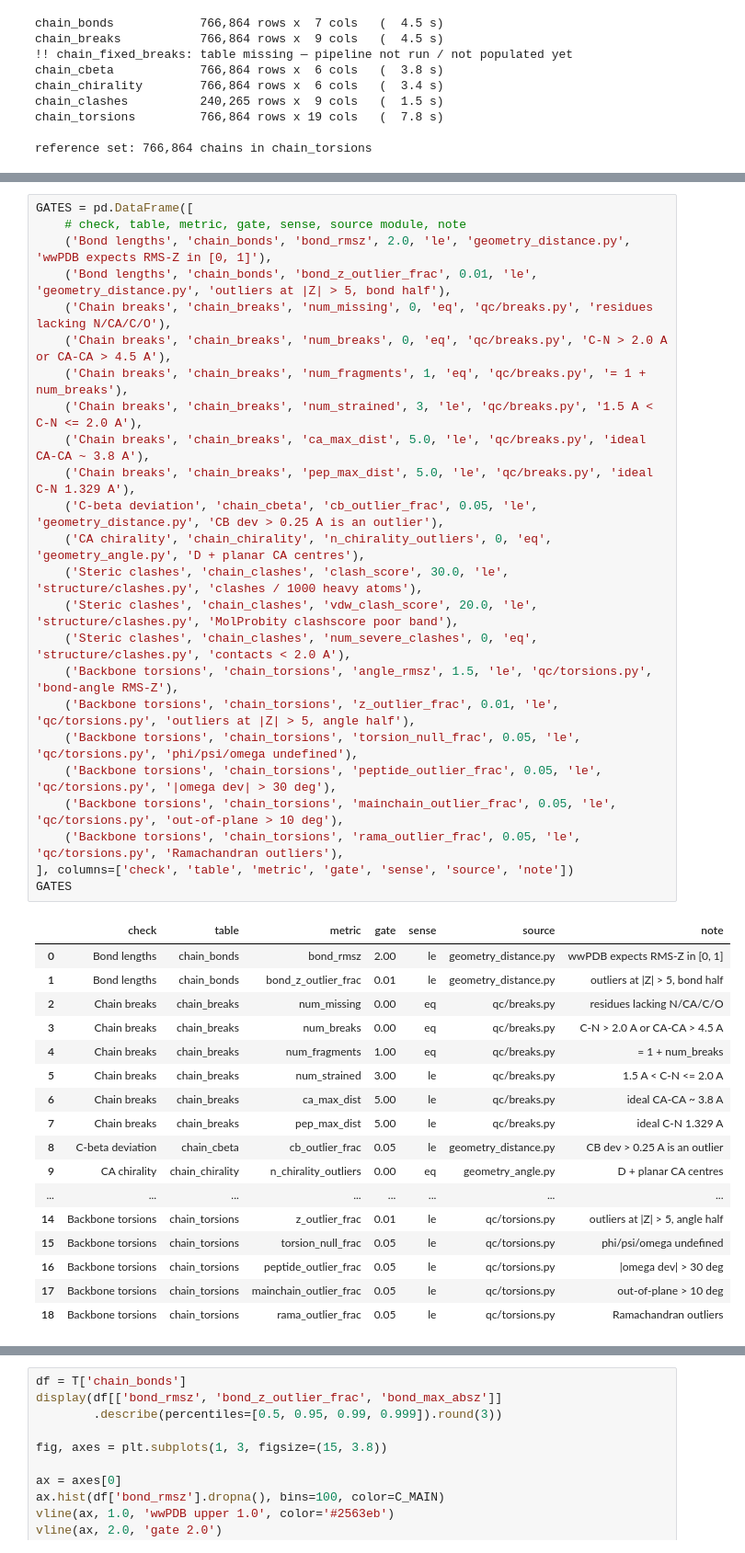
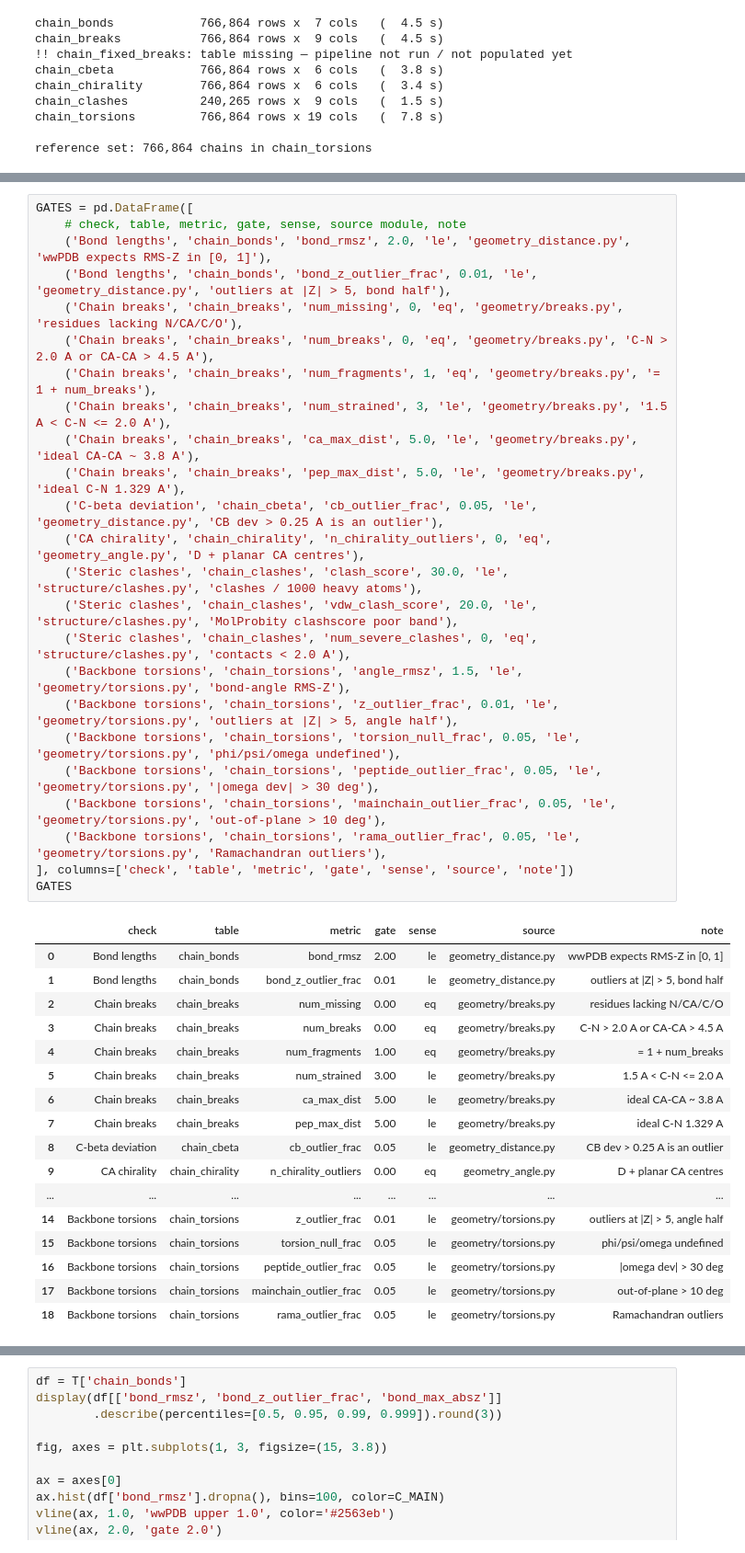
Before and after one commit to protein-design/structure_profiling, a Jupyter notebook: doc/qc.ipynb, the cells around one changed output, grey strips where cells are left out. Shown at 92% size. Cells and saved outputs as stored; diff of their text form.

```diff
--- a/doc/qc.ipynb
+++ b/doc/qc.ipynb
@@ -136,45 +136,45 @@ The table below is the single source of truth used for every gate evaluation in
 # %%
 GATES = pd.DataFrame([
     # check, table, metric, gate, sense, source module, note
     ('Bond lengths', 'chain_bonds', 'bond_rmsz', 2.0, 'le', 'geometry_distance.py', 'wwPDB expects RMS-Z in [0, 1]'),
     ('Bond lengths', 'chain_bonds', 'bond_z_outlier_frac', 0.01, 'le', 'geometry_distance.py', 'outliers at |Z| > 5, bond half'),
-    ('Chain breaks', 'chain_breaks', 'num_missing', 0, 'eq', 'qc/breaks.py', 'residues lacking N/CA/C/O'),
-    ('Chain breaks', 'chain_breaks', 'num_breaks', 0, 'eq', 'qc/breaks.py', 'C-N > 2.0 A or CA-CA > 4.5 A'),
-    ('Chain breaks', 'chain_breaks', 'num_fragments', 1, 'eq', 'qc/breaks.py', '= 1 + num_breaks'),
-    ('Chain breaks', 'chain_breaks', 'num_strained', 3, 'le', 'qc/breaks.py', '1.5 A < C-N <= 2.0 A'),
-    ('Chain breaks', 'chain_breaks', 'ca_max_dist', 5.0, 'le', 'qc/breaks.py', 'ideal CA-CA ~ 3.8 A'),
-    ('Chain breaks', 'chain_breaks', 'pep_max_dist', 5.0, 'le', 'qc/breaks.py', 'ideal C-N 1.329 A'),
+    ('Chain breaks', 'chain_breaks', 'num_missing', 0, 'eq', 'geometry/breaks.py', 'residues lacking N/CA/C/O'),
+    ('Chain breaks', 'chain_breaks', 'num_breaks', 0, 'eq', 'geometry/breaks.py', 'C-N > 2.0 A or CA-CA > 4.5 A'),
+    ('Chain breaks', 'chain_breaks', 'num_fragments', 1, 'eq', 'geometry/breaks.py', '= 1 + num_breaks'),
+    ('Chain breaks', 'chain_breaks', 'num_strained', 3, 'le', 'geometry/breaks.py', '1.5 A < C-N <= 2.0 A'),
+    ('Chain breaks', 'chain_breaks', 'ca_max_dist', 5.0, 'le', 'geometry/breaks.py', 'ideal CA-CA ~ 3.8 A'),
+    ('Chain breaks', 'chain_breaks', 'pep_max_dist', 5.0, 'le', 'geometry/breaks.py', 'ideal C-N 1.329 A'),
     ('C-beta deviation', 'chain_cbeta', 'cb_outlier_frac', 0.05, 'le', 'geometry_distance.py', 'CB dev > 0.25 A is an outlier'),
     ('CA chirality', 'chain_chirality', 'n_chirality_outliers', 0, 'eq', 'geometry_angle.py', 'D + planar CA centres'),
     ('Steric clashes', 'chain_clashes', 'clash_score', 30.0, 'le', 'structure/clashes.py', 'clashes / 1000 heavy atoms'),
     ('Steric clashes', 'chain_clashes', 'vdw_clash_score', 20.0, 'le', 'structure/clashes.py', 'MolProbity clashscore poor band'),
     ('Steric clashes', 'chain_clashes', 'num_severe_clashes', 0, 'eq', 'structure/clashes.py', 'contacts < 2.0 A'),
-    ('Backbone torsions', 'chain_torsions', 'angle_rmsz', 1.5, 'le', 'qc/torsions.py', 'bond-angle RMS-Z'),
-    ('Backbone torsions', 'chain_torsions', 'z_outlier_frac', 0.01, 'le', 'qc/torsions.py', 'outliers at |Z| > 5, angle half'),
-    ('Backbone torsions', 'chain_torsions', 'torsion_null_frac', 0.05, 'le', 'qc/torsions.py', 'phi/psi/omega undefined'),
-    ('Backbone torsions', 'chain_torsions', 'peptide_outlier_frac', 0.05, 'le', 'qc/torsions.py', '|omega dev| > 30 deg'),
-    ('Backbone torsions', 'chain_torsions', 'mainchain_outlier_frac', 0.05, 'le', 'qc/torsions.py', 'out-of-plane > 10 deg'),
-    ('Backbone torsions', 'chain_torsions', 'rama_outlier_frac', 0.05, 'le', 'qc/torsions.py', 'Ramachandran outliers'),
+    ('Backbone torsions', 'chain_torsions', 'angle_rmsz', 1.5, 'le', 'geometry/torsions.py', 'bond-angle RMS-Z'),
+    ('Backbone torsions', 'chain_torsions', 'z_outlier_frac', 0.01, 'le', 'geometry/torsions.py', 'outliers at |Z| > 5, angle half'),
+    ('Backbone torsions', 'chain_torsions', 'torsion_null_frac', 0.05, 'le', 'geometry/torsions.py', 'phi/psi/omega undefined'),
+    ('Backbone torsions', 'chain_torsions', 'peptide_outlier_frac', 0.05, 'le', 'geometry/torsions.py', '|omega dev| > 30 deg'),
+    ('Backbone torsions', 'chain_torsions', 'mainchain_outlier_frac', 0.05, 'le', 'geometry/torsions.py', 'out-of-plane > 10 deg'),
+    ('Backbone torsions', 'chain_torsions', 'rama_outlier_frac', 0.05, 'le', 'geometry/torsions.py', 'Ramachandran outliers'),
 ], columns=['check', 'table', 'metric', 'gate', 'sense', 'source', 'note'])
 GATES
 # %% [output]
 |  | check | table | metric | gate | sense | source | note |
 | 0 | Bond lengths | chain_bonds | bond_rmsz | 2.00 | le | geometry_distance.py | wwPDB expects RMS-Z in [0, 1] |
 | 1 | Bond lengths | chain_bonds | bond_z_outlier_frac | 0.01 | le | geometry_distance.py | outliers at |Z| > 5, bond half |
-| 2 | Chain breaks | chain_breaks | num_missing | 0.00 | eq | qc/breaks.py | residues lacking N/CA/C/O |
-| 3 | Chain breaks | chain_breaks | num_breaks | 0.00 | eq | qc/breaks.py | C-N > 2.0 A or CA-CA > 4.5 A |
-| 4 | Chain breaks | chain_breaks | num_fragments | 1.00 | eq | qc/breaks.py | = 1 + num_breaks |
-| 5 | Chain breaks | chain_breaks | num_strained | 3.00 | le | qc/breaks.py | 1.5 A < C-N <= 2.0 A |
-| 6 | Chain breaks | chain_breaks | ca_max_dist | 5.00 | le | qc/breaks.py | ideal CA-CA ~ 3.8 A |
-| 7 | Chain breaks | chain_breaks | pep_max_dist | 5.00 | le | qc/breaks.py | ideal C-N 1.329 A |
+| 2 | Chain breaks | chain_breaks | num_missing | 0.00 | eq | geometry/breaks.py | residues lacking N/CA/C/O |
+| 3 | Chain breaks | chain_breaks | num_breaks | 0.00 | eq | geometry/breaks.py | C-N > 2.0 A or CA-CA > 4.5 A |
+| 4 | Chain breaks | chain_breaks | num_fragments | 1.00 | eq | geometry/breaks.py | = 1 + num_breaks |
+| 5 | Chain breaks | chain_breaks | num_strained | 3.00 | le | geometry/breaks.py | 1.5 A < C-N <= 2.0 A |
+| 6 | Chain breaks | chain_breaks | ca_max_dist | 5.00 | le | geometry/breaks.py | ideal CA-CA ~ 3.8 A |
+| 7 | Chain breaks | chain_breaks | pep_max_dist | 5.00 | le | geometry/breaks.py | ideal C-N 1.329 A |
 | 8 | C-beta deviation | chain_cbeta | cb_outlier_frac | 0.05 | le | geometry_distance.py | CB dev > 0.25 A is an outlier |
 | 9 | CA chirality | chain_chirality | n_chirality_outliers | 0.00 | eq | geometry_angle.py | D + planar CA centres |
 | ... | ... | ... | ... | ... | ... | ... | ... |
-| 14 | Backbone torsions | chain_torsions | z_outlier_frac | 0.01 | le | qc/torsions.py | outliers at |Z| > 5, angle half |
-| 15 | Backbone torsions | chain_torsions | torsion_null_frac | 0.05 | le | qc/torsions.py | phi/psi/omega undefined |
-| 16 | Backbone torsions | chain_torsions | peptide_outlier_frac | 0.05 | le | qc/torsions.py | |omega dev| > 30 deg |
-| 17 | Backbone torsions | chain_torsions | mainchain_outlier_frac | 0.05 | le | qc/torsions.py | out-of-plane > 10 deg |
-| 18 | Backbone torsions | chain_torsions | rama_outlier_frac | 0.05 | le | qc/torsions.py | Ramachandran outliers |
+| 14 | Backbone torsions | chain_torsions | z_outlier_frac | 0.01 | le | geometry/torsions.py | outliers at |Z| > 5, angle half |
+| 15 | Backbone torsions | chain_torsions | torsion_null_frac | 0.05 | le | geometry/torsions.py | phi/psi/omega undefined |
+| 16 | Backbone torsions | chain_torsions | peptide_outlier_frac | 0.05 | le | geometry/torsions.py | |omega dev| > 30 deg |
+| 17 | Backbone torsions | chain_torsions | mainchain_outlier_frac | 0.05 | le | geometry/torsions.py | out-of-plane > 10 deg |
+| 18 | Backbone torsions | chain_torsions | rama_outlier_frac | 0.05 | le | geometry/torsions.py | Ramachandran outliers |
 # %% [markdown]
 ## 3. Covalent bond lengths (`chain_bonds`)
 
```
Also changed, not shown: parts of 2 cells of this notebook, 22 other files.
